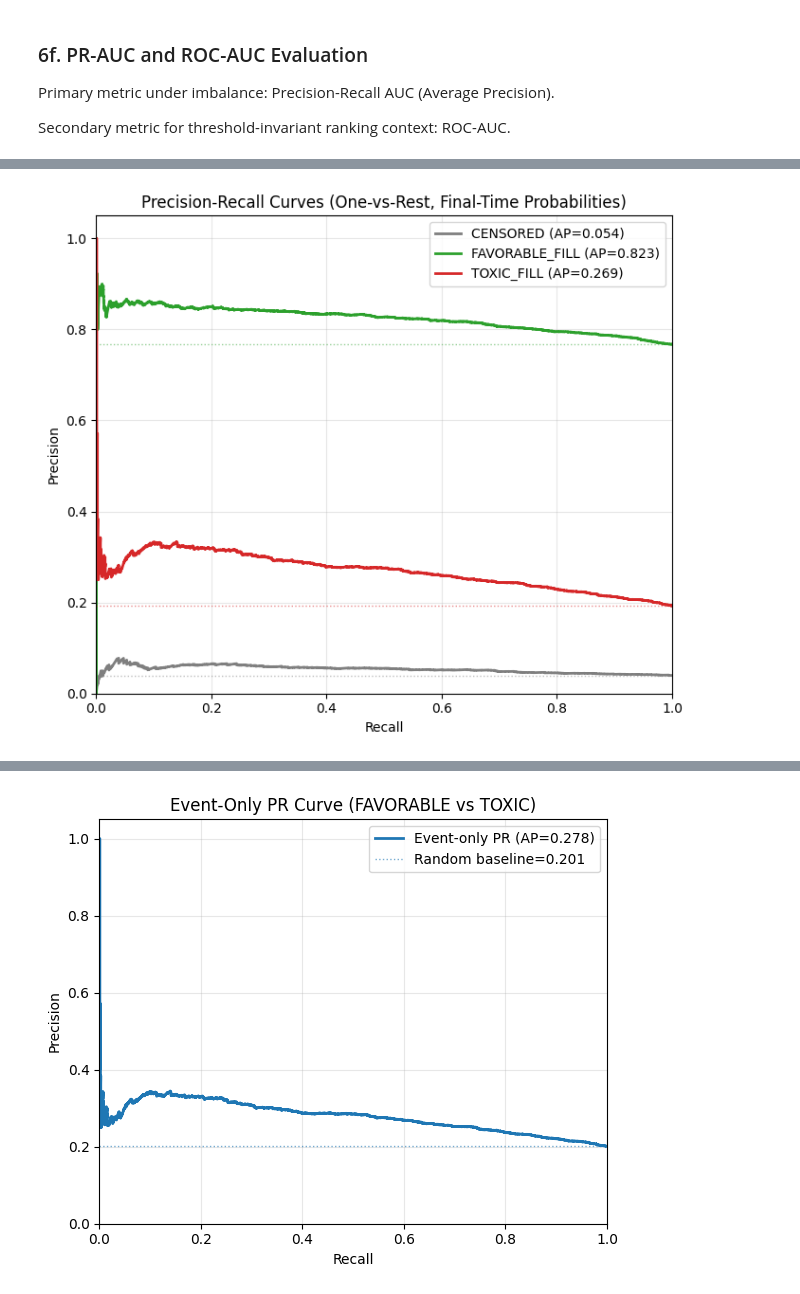
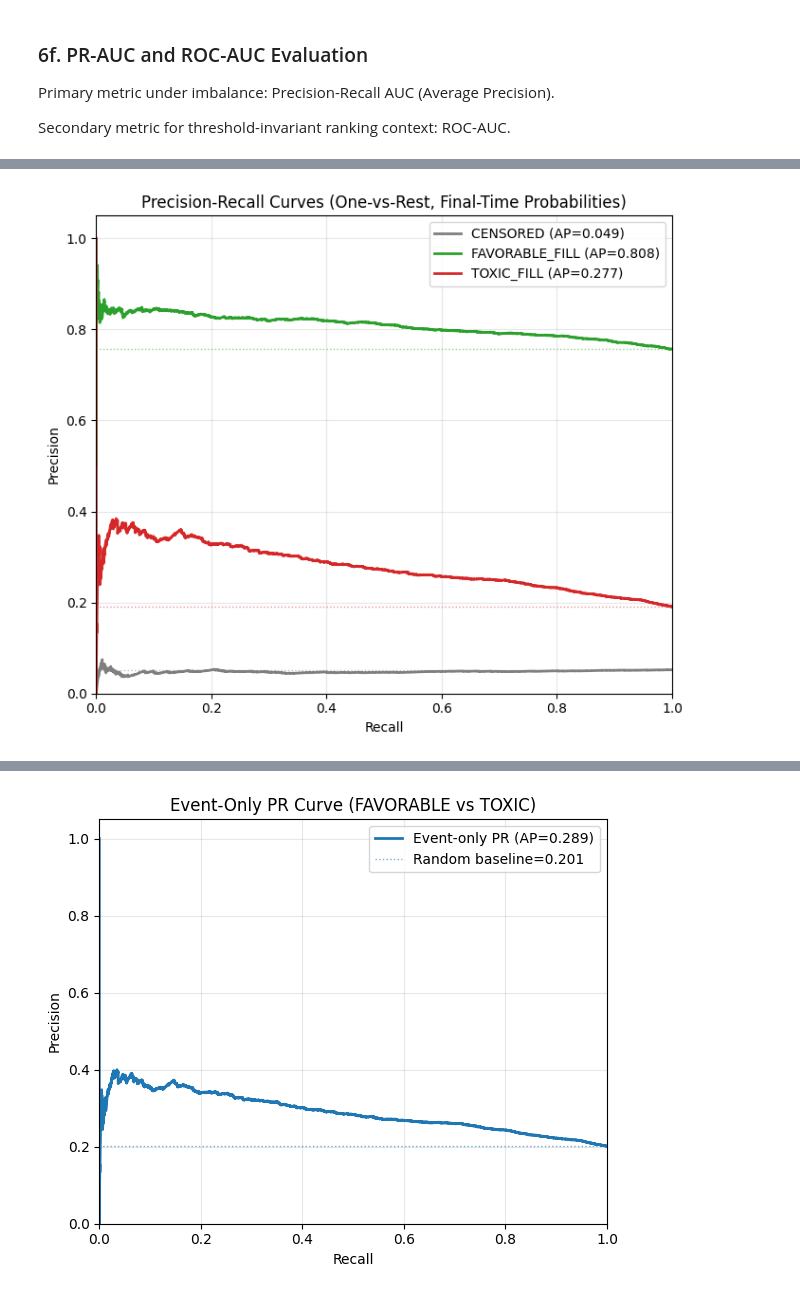
Before and after one commit to angus4718/lob-deep-survival-analysis, a Jupyter notebook: notebooks/baseline_models/standardized_static_deephit.ipynb, the cells around one changed output, grey strips where cells are left out. Cells and saved outputs as stored; diff of their text form; code cells hidden in the pictures.

```diff
--- a/notebooks/baseline_models/standardized_static_deephit.ipynb
+++ b/notebooks/baseline_models/standardized_static_deephit.ipynb
@@ -579,7 +439,7 @@ Set `MODEL_NAME` to one of:
 - `transformer`
 - `mamba`
 # %%
-MODEL_NAME = "gru_transformer"
+MODEL_NAME = "mamba"
 NUM_COMPETING_EVENTS = 2
 EVENT_NAMES = ["FAVORABLE_FILL", "TOXIC_FILL"]
 EVENT_CODES = [1, 2]
@@ -590,6 +450,8 @@ LEARNING_RATE = 1e-4
 BATCH_SIZE = 1024
 NUM_EPOCHS = 100
 EARLY_STOP_PATIENCE = 12
+USE_AUX_LOSS = False  # Set to True to use auxiliary next-step prediction loss
+AUX_LOSS_WEIGHT = 0.1  # Weight for auxiliary loss in combined loss
 
 feature_dim = X_train_t.size(2)
 
@@ -663,4 +525,5 @@ print(f"Model: {MODEL_NAME}")
 print(f"Input shape: {tuple(X_train_t.shape)}")
 print(f"Output shape: ({NUM_COMPETING_EVENTS}, {output_steps})")
 print(f"Trainable params: {total_params:,}")
+print(f"Using auxiliary loss: {USE_AUX_LOSS} (weight: {AUX_LOSS_WEIGHT})")
 # %% [output]
@@ -811,5 +892,19 @@ weighted_ctd = (n_fav_test * ctd_scores["FAVORABLE_FILL"] + n_tox_test * ctd_sco
 
 print(f"Macro-average C-td: {macro_ctd:.4f}")
 print(f"Weighted C-td: {weighted_ctd:.4f}")
+
+if wandb_run is not None:
+    ctd_log = {
+        "eval/ctd_macro": float(macro_ctd),
+        "eval/ctd_weighted": float(weighted_ctd),
+    }
+    for event_name, ctd_value in ctd_scores.items():
+        ctd_log[f"eval/ctd_{event_name.lower()}"] = float(ctd_value)
+    wandb_run.log(ctd_log)
+    wandb_run.summary["eval_ctd_macro"] = float(macro_ctd)
+    wandb_run.summary["eval_ctd_weighted"] = float(weighted_ctd)
+    print("Logged C-td metrics to W&B.")
+else:
+    print("W&B run not active; skipped C-td logging.")
 # %% [output]
 CIF array shape: (2, 30, 9000) (K, T, N)
@@ -1108,9 +1220,9 @@ if n_event_samples > 1 and len(np.unique(y_true[has_event_mask])) == 2:
     print(f"  AP (toxic as positive): {ap_event_only:.4f}")
     print(f"  Random baseline       : {toxic_prevalence_events:.4f}")
 
-    fig, ax = plt.subplots(figsize=(6, 5))
-    ax.plot(recall_ev, precision_ev, color="#1f77b4", lw=2, label=f"Event-only PR (AP={ap_event_only:.3f})")
-    ax.hlines(
+    fig_event, ax_event = plt.subplots(figsize=(6, 5))
+    ax_event.plot(recall_ev, precision_ev, color="#1f77b4", lw=2, label=f"Event-only PR (AP={ap_event_only:.3f})")
+    ax_event.hlines(
         toxic_prevalence_events,
         xmin=0,
         xmax=1,
@@ -1120,13 +1232,13 @@ if n_event_samples > 1 and len(np.unique(y_true[has_event_mask])) == 2:
         alpha=0.6,
         label=f"Random baseline={toxic_prevalence_events:.3f}",
     )
-    ax.set_xlim([0.0, 1.0])
-    ax.set_ylim([0.0, 1.05])
-    ax.set_xlabel("Recall")
-    ax.set_ylabel("Precision")
-    ax.set_title("Event-Only PR Curve (FAVORABLE vs TOXIC)")
-    ax.grid(alpha=0.3)
-    ax.legend(loc="best")
+    ax_event.set_xlim([0.0, 1.0])
+    ax_event.set_ylim([0.0, 1.05])
+    ax_event.set_xlabel("Recall")
+    ax_event.set_ylabel("Precision")
+    ax_event.set_title("Event-Only PR Curve (FAVORABLE vs TOXIC)")
+    ax_event.grid(alpha=0.3)
+    ax_event.legend(loc="best")
     plt.tight_layout()
     plt.show()
 else:
@@ -1183,5 +1295,41 @@ print("=" * 70)
 for key, value in metrics_summary.items():
     print(f"{key:<25} : {value}")
 print("=" * 70)
+
+if wandb_run is not None:
+    pr_log = {
+        "eval/ap_macro_ovr": float(ap_macro_ovr),
+        "eval/ap_weighted_ovr": float(ap_weighted_ovr),
+        "eval/auc_macro_ovr": float(auc_macro_ovr),
+        "eval/auc_weighted_ovr": float(auc_weighted_ovr),
+        "eval/weighted_ctd": float(weighted_ctd),
+    }
+    if np.isfinite(ap_event_only):
+        pr_log["eval/ap_event_only"] = float(ap_event_only)
+    for cls in class_labels:
+        pr_log[f"eval/ap_{class_names[cls].lower()}"] = float(ap_per_class[cls])
+    wandb_run.log(pr_log)
+
+    pr_weighted_df = pd.DataFrame(
+        {
+            "recall": pr_curves[2][1],
+            "precision": pr_curves[2][0],
+        }
+    )
+    wandb_run.log(
+        {
+            "plots/pr_curve_ovr": wandb.Image(fig),
+            "tables/pr_curve_toxic_ovr": wandb.Table(dataframe=pr_weighted_df),
+        }
+    )
+
+    for key, value in metrics_summary.items():
+        try:
+            wandb_run.summary[f"summary/{key}"] = float(value)
+        except Exception:
+            wandb_run.summary[f"summary/{key}"] = str(value)
+    print("Logged PR/AUC metrics and summary table to W&B.")
+else:
+    print("W&B run not active; skipped PR/AUC logging.")
 # %% [output]
 PR-AUC (Average Precision, OvR):
@@ -1193,2 +1341,2 @@ PR-AUC (Average Precision, OvR):
-[figure, old version]
+[figure, new version]
 Event-only PR-AUC (FAVORABLE vs TOXIC):
@@ -1198,2 +1346,2 @@ Event-only PR-AUC (FAVORABLE vs TOXIC):
-[figure, old version]
+[figure, new version]
 ROC-AUC (OvR):
```
Also changed, not shown: parts of 19 cells of this notebook, 12 other files.
